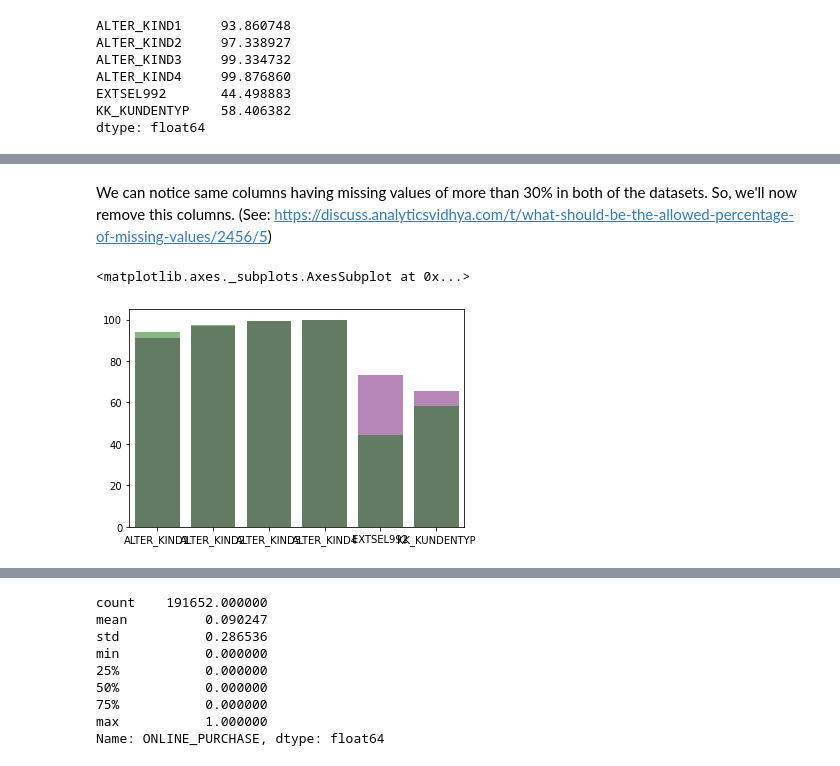
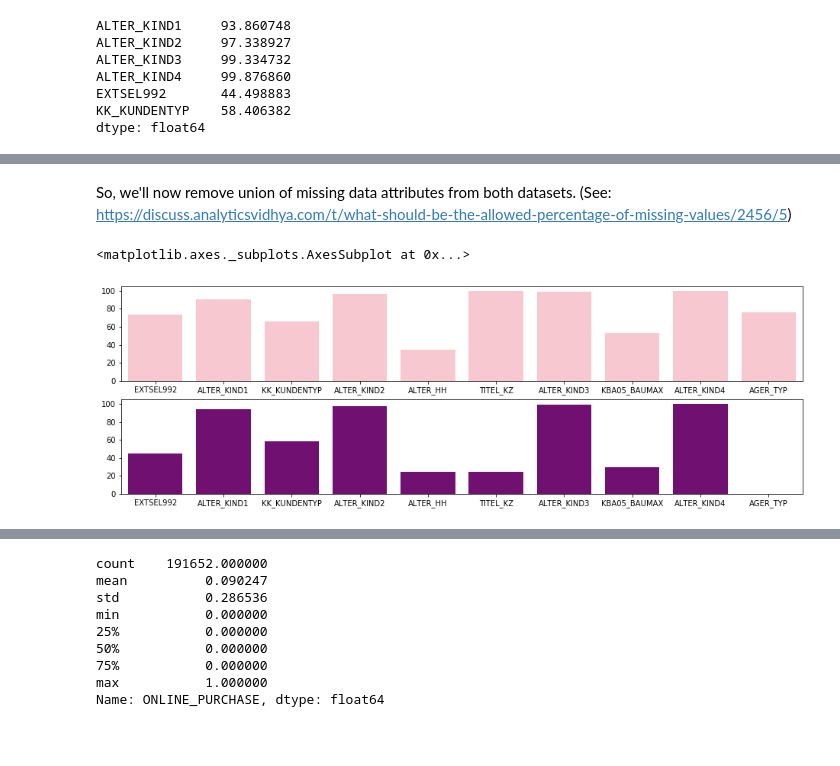
Before and after one commit to itirkaa/Arvato-Customer-Segmentation, a Jupyter notebook: 1_Data_Exploration.ipynb, the cells around one changed output, grey strips where cells are left out. Saved outputs shown, nothing was run; the diff lists cells and outputs as text; code cells hidden in the pictures; blank space fills up the shorter version.

```diff
--- a/1_Data_Exploration.ipynb
+++ b/1_Data_Exploration.ipynb
@@ -308,0 +285,16 @@ def identifyNaN(df, meta_df):
+# %%
+# list of attributes where -1 represents 'unknown' values
+cols = attributes.loc[attributes['Value'].str.contains('-1'), 'Attribute'].unique()
+# Replacing -1 with nan
+azdias[cols] = azdias.loc[:, cols].replace(-1, np.nan)
+
+# list of attributes where 0 represents 'unknown' values
+cols = attributes.loc[(attributes['Value'].str.contains('0')) &
+                           (attributes['Meaning'].str.contains('unknown')), 'Attribute'].unique()
+
+azdias[cols] = azdias.loc[:, cols].replace(0, np.nan)
+
+# list of attributes where 9 represents 'unknown' values
+cols = attributes.loc[attributes['Value'].str.contains('\D[9]', regex=True), 'Attribute'].unique()
+
+azdias[cols] = azdias.loc[:, cols].replace(9, np.nan)
@@ -309,7 +303,5 @@ def identifyNaN(df, meta_df):
 # %%
 # Find attributes with more than 25% of missing values in AZDIAS dataset
-missing_pct_azdias = ((azdias.isna().sum() / AZDIAS_ROWS) * 100)
-missing_pct_azdias = missing_pct_azdias.compute()
-
+missing_pct_azdias = ((azdias.isna().sum() / azdias.index.size) * 100)
 print(missing_pct_azdias[missing_pct_azdias > 25])
 # %% [output]
@@ -335,7 +327,6 @@ It seems only few attributes have more than 25% of missing values and only 6 att
 # %%
 # Checking missing values in Customers
 missing_pct_customers = ((customers.isna().sum() / customers.index.size) * 100)
-missing_pct_customers = missing_pct_customers.compute()
 missing_30pct_customers = missing_pct_customers[missing_pct_customers > 30]
 
 print(missing_30pct_customers)
@@ -361,14 +356,19 @@ KK_KUNDENTYP    65.596749
 dtype: float64
 # %% [markdown]
-We can notice same columns having missing values of more than 30% in both of the datasets. So, we'll now remove this columns.
+So, we'll now remove union of missing data attributes from both datasets.
 (See: https://discuss.analyticsvidhya.com/t/what-should-be-the-allowed-percentage-of-missing-values/2456/5)
-# %%
-# plt.figure(figsize=(10, 5))
-# Plot 1
-sns.barplot(x=missing_30pct_azdias.index, y=missing_30pct_azdias, alpha=0.5, color='purple')
-sns.barplot(x=missing_30pct_customers.index, y=missing_30pct_customers, alpha=0.5, color='green')
-# %% [output]
-<matplotlib.axes._subplots.AxesSubplot at 0x...>
-[figure, removed]
+# %%
+REMOVE_COLS = list(set().union(missing_30pct_azdias.index, missing_30pct_customers.index))
+# %%
+plt.figure(figsize=(16, 5))
+
+# Plot 1
+plt.subplot(2, 1, 1)
+sns.barplot(x=REMOVE_COLS, y=missing_pct_azdias[REMOVE_COLS], color='pink')
+plt.subplot(2, 1, 2)
+sns.barplot(x=REMOVE_COLS, y=missing_pct_customers[REMOVE_COLS], color='purple')
+# %% [output]
+<matplotlib.axes._subplots.AxesSubplot at 0x...>
+[figure, added]
 # %%
 # List of columns/attributes to be deleted from the datasets
```
Also changed, not shown: parts of 35 cells of this notebook.
